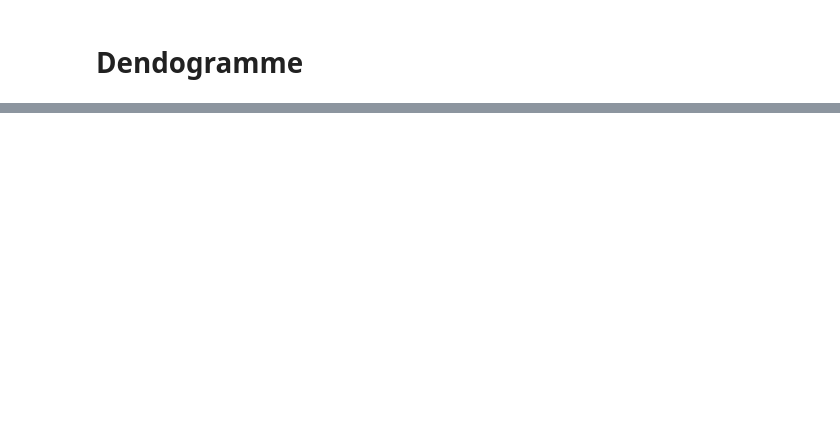
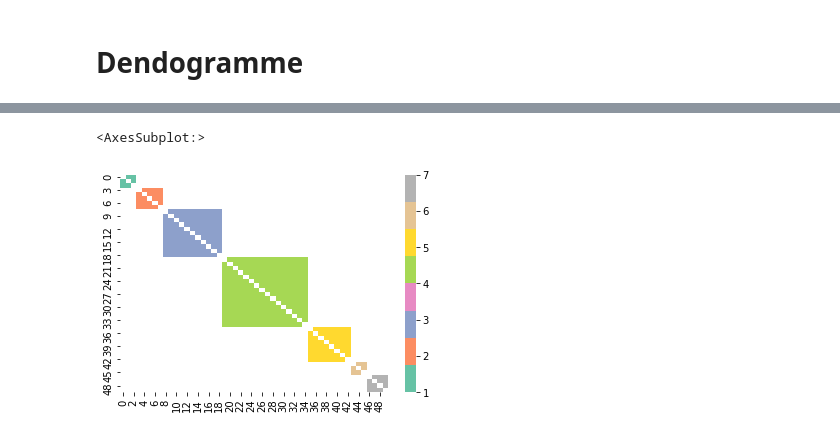
Before and after one commit to jphcoi/MADM, a Jupyter notebook: matrice_cluster_dendogram.ipynb, the cells around one changed output, grey strips where cells are left out. Drawn from its saved outputs; the diff is of its cells as text; code cells hidden in the pictures; blank space fills up the shorter version.

```diff
--- a/matrice_cluster_dendogram.ipynb
+++ b/matrice_cluster_dendogram.ipynb
@@ -107,0 +196,3 @@ new_df.sort_values("cluster", ascending = True)
+# %%
+df_dist_clust_inertia = df_dist_clust_inertia.groupby(['nbseg_x']).agg(dist_mean_sum=('dist_mean_sum', 'sum')).reset_index()
+df_dist_clust_inertia
@@ -107,0 +219,7 @@ new_df.sort_values("cluster", ascending = True)
+# %%
+from kneed import KneeLocator
+x=df_dist_clust_inertia['nbseg_x'].values
+y=df_dist_clust_inertia['dist_mean_sum'].values
+kn = KneeLocator(x, y, curve='convex', direction='decreasing')
+nb_segm_optimal=kn.knee
+print(nb_segm_optimal)
@@ -107,0 +228,4 @@ new_df.sort_values("cluster", ascending = True)
+# %%
+dfcost = dfcost.loc[dfcost['nbseg'] == nb_segm_optimal]
+dfcost = dfcost.sort_values(by=['cluster'], ascending=[True])
+dfcost
@@ -107,0 +250,23 @@ new_df.sort_values("cluster", ascending = True)
+# %%
+term_x = []
+term_y = []
+cluster = []
+for n, x in enumerate(dfcost["term"]):
+    clust_x = dfcost["cluster"].iloc[n]
+    clust_list = []
+    for m, y in enumerate(dfcost["term"]):
+        clust_y = dfcost["cluster"].iloc[m]
+        if x == y:
+            clust = np.nan
+        elif clust_x == clust_y:
+            clust = clust_x
+        elif clust_x != clust_y:
+            clust = np.nan
+
+        clust_list.append(clust)
+    cluster.append(clust_list)
+# %%
+sns.heatmap(cluster, annot = False, cmap = 'Set2')
+# %% [output]
+<AxesSubplot:>
+[figure, added]
```
Also changed, not shown: parts of 16 cells of this notebook, 2 other files.
